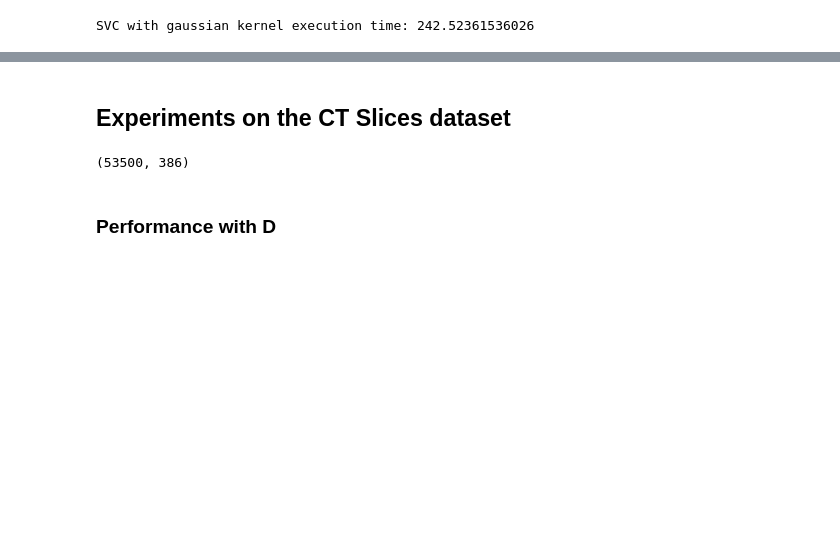
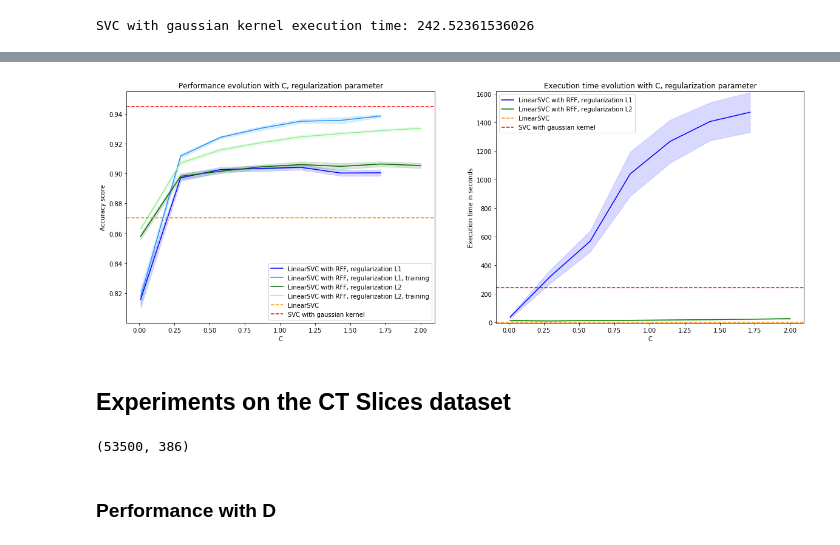
Before and after one commit to fd0r/rkhs_map670, a Jupyter notebook: Large_Scale_Learning_with_Kernels.ipynb, the cells around one changed output, grey strips where cells are left out. Drawn from its saved outputs; the diff is of its cells as text; code cells hidden in the pictures; blank space fills up the shorter version.

```diff
--- a/Large_Scale_Learning_with_Kernels.ipynb
+++ b/Large_Scale_Learning_with_Kernels.ipynb
@@ -383,7 +385,7 @@ for i,C in enumerate(list_C):
 # %%
-scores_rff_l2 = scores_rff_sh
-scores_train_rff_l2 = scores_train_rff_sh
-times_rff_l2 = times_rff_sh
+scores_rff_l2 = scores_rff_h
+scores_train_rff_l2 = scores_train_rff_h
+times_rff_l2 = times_rff_h
 # %%
 fig = plt.figure(figsize=(20,7))
 
@@ -391,38 +393,38 @@ fig = plt.figure(figsize=(20,7))
 
 ax1 = plt.subplot(1,2,1)
 
-y_max = max(max(np.mean(scores_rff_l1, axis=1) + np.std(scores_rff_l1, axis=1)),
-            max(np.mean(scores_train_rff_l1, axis=1) + np.std(scores_train_rff_l1, axis=1)),
+y_max = max(max(np.mean(scores_rff_l1[0:7], axis=1) + np.std(scores_rff_l1[0:7], axis=1)),
+            max(np.mean(scores_train_rff_l1[0:7], axis=1) + np.std(scores_train_rff_l1[0:7], axis=1)),
             max(np.mean(scores_rff_l2, axis=1) + np.std(scores_rff_l2, axis=1)),
             max(np.mean(scores_train_rff_l2, axis=1) + np.std(scores_train_rff_l2, axis=1)),
             score_lin, score_gauss)+0.01
-y_min = min(min(np.mean(scores_rff_l1, axis=1) - np.std(scores_rff_l1, axis=1)),
-            min(np.mean(scores_train_rff_l1, axis=1) - np.std(scores_train_rff_l1, axis=1)),
+y_min = min(min(np.mean(scores_rff_l1[0:7], axis=1) - np.std(scores_rff_l1[0:7], axis=1)),
+            min(np.mean(scores_train_rff_l1[0:7], axis=1) - np.std(scores_train_rff_l1[0:7], axis=1)),
             min(np.mean(scores_rff_l2, axis=1) - np.std(scores_rff_l2, axis=1)),
             min(np.mean(scores_train_rff_l2, axis=1) - np.std(scores_train_rff_l2, axis=1)),
             score_lin, score_gauss)-0.01
 
 ax1.set_ylim(y_min, y_max)
 
-ax1.plot(list_C, np.mean(scores_rff_l1, axis=1), '-', color='blue', label='LinearSVC with RFF, regularization L1')
-ax1.fill_between(list_C, np.mean(scores_rff_l1, axis=1) - np.std(scores_rff_l1, axis=1),
-                 np.mean(scores_rff_l1, axis=1) + np.std(scores_rff_l1, axis=1),
+ax1.plot(list_C[0:7], np.mean(scores_rff_l1[0:7], axis=1), '-', color='blue', label='LinearSVC with RFF, regularization L1')
+ax1.fill_between(list_C[0:7], np.mean(scores_rff_l1[0:7], axis=1) - np.std(scores_rff_l1[0:7], axis=1),
+                 np.mean(scores_rff_l1[0:7], axis=1) + np.std(scores_rff_l1[0:7], axis=1),
                  color='blue', alpha=0.15)
 
-ax1.plot(list_C, np.mean(scores_train_rff_l1, axis=1), '*', markersize=8, color='dodgerblue',
-         label='LinearSVC with RFF, regularization L1, training')
-ax1.plot(list_C, np.mean(scores_train_rff_l1, axis=1) - np.std(scores_train_rff_l1, axis=1), ':',color='dodgerblue')
-ax1.plot(list_C, np.mean(scores_train_rff_l1, axis=1) + np.std(scores_train_rff_l1, axis=1), ':',color='dodgerblue')
+ax1.plot(list_C[0:7], np.mean(scores_train_rff_l1[0:7], axis=1), '-', color='dodgerblue', label='LinearSVC with RFF, regularization L1, training')
+ax1.fill_between(list_C[0:7], np.mean(scores_train_rff_l1[0:7], axis=1) - np.std(scores_train_rff_l1[0:7], axis=1),
+                 np.mean(scores_train_rff_l1[0:7], axis=1) + np.std(scores_train_rff_l1[0:7], axis=1),
+                 color='dodgerblue', alpha=0.15)
 
 ax1.plot(list_C, np.mean(scores_rff_l2, axis=1), '-', color='darkgreen', label='LinearSVC with RFF, regularization L2')
 ax1.fill_between(list_C, np.mean(scores_rff_l2, axis=1) - np.std(scores_rff_l2, axis=1),
                  np.mean(scores_rff_l2, axis=1) + np.std(scores_rff_l2, axis=1),
                  color='darkgreen', alpha=0.15)
 
-ax1.plot(list_C, np.mean(scores_train_rff_l2, axis=1), '*', markersize=8, color='lightgreen',
-         label='LinearSVC with RFF, regularization L2, training')
-ax1.plot(list_C, np.mean(scores_train_rff_l2, axis=1) - np.std(scores_train_rff_l2, axis=1), ':',color='lightgreen')
-ax1.plot(list_C, np.mean(scores_train_rff_l2, axis=1) + np.std(scores_train_rff_l2, axis=1), ':',color='lightgreen')
+ax1.plot(list_C, np.mean(scores_train_rff_l2, axis=1), '-', color='lightgreen', label='LinearSVC with RFF, regularization L2, training')
+ax1.fill_between(list_C, np.mean(scores_train_rff_l2, axis=1) - np.std(scores_train_rff_l2, axis=1),
+                 np.mean(scores_train_rff_l2, axis=1) + np.std(scores_train_rff_l2, axis=1),
+                 color='lightgreen', alpha=0.15)
 
 ax1.axhline(y=score_lin, color='darkorange', linestyle='--', label='LinearSVC')
 ax1.axhline(y=score_gauss, color='r', linestyle='--', label='SVC with gaussian kernel')
@@ -431,43 +433,41 @@ ax1.set_title("Performance evolution with C, regularization parameter")
 ax1.set_xlabel("C")
 ax1.set_ylabel("Accuracy score")
 
-handles, labels = ax1.get_legend_handles_labels()
-handles = [copy.copy(ha) for ha in handles ]
-handles[1].set_linestyle(':')
-handles[3].set_linestyle(':')
-ax1.legend(loc='upper right', handles=handles, labels=labels)
+ax1.legend(loc='lower right')
 
 # Plot of the execution time
 
 ax2 = plt.subplot(1,2,2)
 
-y_max = max(max(np.mean(times_rff_l1, axis=1) + np.std(times_rff_l1, axis=1)),
+y_max = max(max(np.mean(times_rff_l1[0:7], axis=1) + np.std(times_rff_l1[0:7], axis=1)),
             max(np.mean(times_rff_l2, axis=1) + np.std(times_rff_l2, axis=1)),
             time_lin)+5
-y_min = min(min(np.mean(times_rff_l1, axis=1) - np.std(times_rff_l1, axis=1)),
+y_min = min(min(np.mean(times_rff_l1[0:7], axis=1) - np.std(times_rff_l1[0:7], axis=1)),
             min(np.mean(times_rff_l2, axis=1) - np.std(times_rff_l2, axis=1)),
             time_lin)-5
 
 ax2.set_ylim(y_min, y_max)
 
-ax2.plot(list_C, np.mean(times_rff_l1, axis=1), '-', color='blue', label='LinearSVC with RFF, regularization L1')
-ax2.fill_between(list_C, np.mean(times_rff_l1, axis=1) - np.std(times_rff_l1, axis=1),
-                 np.mean(times_rff_l1, axis=1) + np.std(times_rff_l1, axis=1),
+ax2.plot(list_C[0:7], np.mean(times_rff_l1[0:7], axis=1), '-', color='blue', label='LinearSVC with RFF, regularization L1')
+ax2.fill_between(list_C[0:7], np.mean(times_rff_l1[0:7], axis=1) - np.std(times_rff_l1[0:7], axis=1),
+                 np.mean(times_rff_l1[0:7], axis=1) + np.std(times_rff_l1[0:7], axis=1),
                  color='blue', alpha=0.15)
 
 ax2.plot(list_C, np.mean(times_rff_l2, axis=1), '-', color='green', label='LinearSVC with RFF, regularization L2')
 ax2.fill_between(list_C, np.mean(times_rff_l2, axis=1) - np.std(times_rff_l2, axis=1),
                  np.mean(times_rff_l2, axis=1) + np.std(times_rff_l2, axis=1),
                  color='green', alpha=0.15)
 
 ax2.axhline(y=time_lin, color='darkorange', linestyle='--', label='LinearSVC')
 ax2.axhline(y=time_gauss, color='r', linestyle='--', label='SVC with gaussian kernel')
 
 ax2.set_title("Execution time evolution with C, regularization parameter")
 ax2.set_xlabel("C")
 ax2.set_ylabel("Execution time in seconds")
 
 ax2.legend(loc='upper left')
 
 plt.savefig("Regularization_influence_synthetic_clf.png")
 plt.show()
+# %% [output]
+[figure, added]
```
Also changed, not shown: parts of 4 cells of this notebook, 6 other files.
